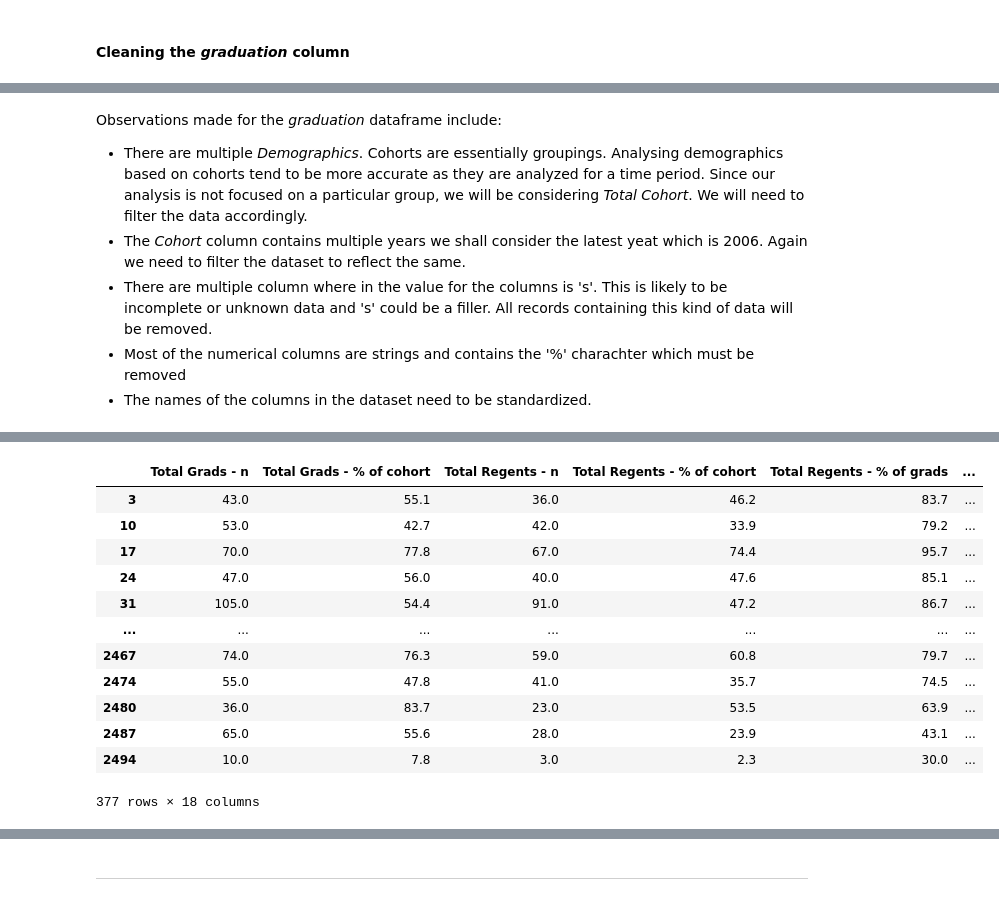
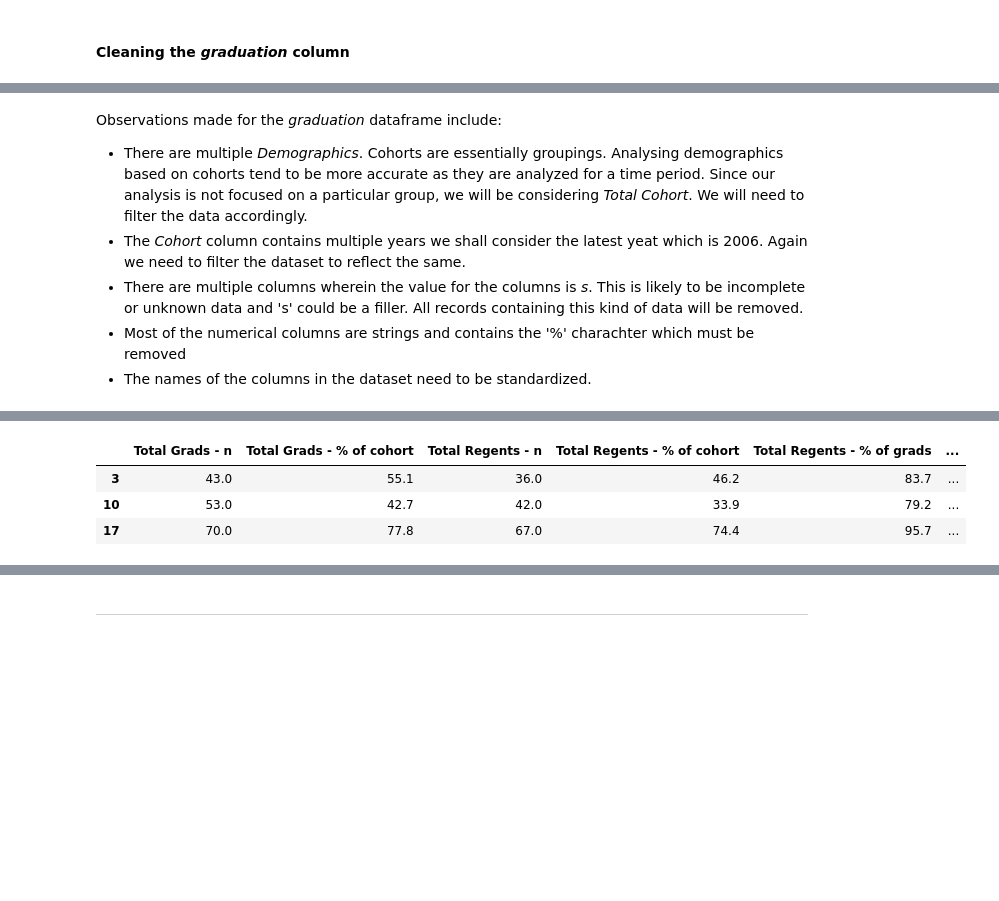
Before and after one commit to xcrusader/DQproject7, a Jupyter notebook: Impacts on SAT.ipynb, the cells around one changed output, grey strips where cells are left out. Cells and saved outputs as stored; diff of their text form; code cells hidden in the pictures; blank space fills up the shorter version.

```diff
--- a/Impacts on SAT.ipynb
+++ b/Impacts on SAT.ipynb
@@ -346,7 +329,7 @@ data["graduation"].head(3)
 Observations made for the *graduation* dataframe include:
 - There are multiple *Demographics*. Cohorts are essentially groupings. Analysing demographics based on cohorts tend to be more accurate as they are analyzed for a time period. Since our analysis is not focused on a particular group, we will be considering *Total Cohort*. We will need to filter the data accordingly.
 - The *Cohort* column contains multiple years we shall consider the latest yeat which is 2006. Again we need to filter the dataset to reflect the same.
-- There are multiple column where in the value for the columns is 's'. This is likely to be incomplete or unknown data and 's' could be a filler. All records containing this kind of data will be removed.
+- There are multiple columns wherein the value for the columns is *s*. This is likely to be incomplete or unknown data and 's' could be a filler. All records containing this kind of data will be removed.
 - Most of the numerical columns are strings and contains the '%' charachter which must be removed
 - The names of the columns in the dataset need to be standardized.
 # %%
@@ -366,27 +349,18 @@ data["graduation"] = data["graduation"][data['graduation']['Total Grads - n']!='
 # %%
 #Select a subset of the graduation column
 grad_subset=data['graduation'].loc[:,'Total Grads - n':'Dropped Out - % of cohort']
 
 #Change the type in the subset columns to float. Remove '%' from the columns
 grad_subset=grad_subset.applymap(lambda x: round(float(str(x).replace('%','')),2))
 
 #Re-assign the cleaned values
 data['graduation'].loc[:,'Total Grads - n':'Dropped Out - % of cohort']=grad_subset
-data['graduation'].loc[:,'Total Grads - n':'Dropped Out - % of cohort']
+data['graduation'].loc[:,'Total Grads - n':'Dropped Out - % of cohort'].head(3)
 # %% [output]
 |  | Total Grads - n | Total Grads - % of cohort | Total Regents - n | Total Regents - % of cohort | Total Regents - % of grads | ... |
 | 3 | 43.0 | 55.1 | 36.0 | 46.2 | 83.7 | ... |
 | 10 | 53.0 | 42.7 | 42.0 | 33.9 | 79.2 | ... |
 | 17 | 70.0 | 77.8 | 67.0 | 74.4 | 95.7 | ... |
-| 24 | 47.0 | 56.0 | 40.0 | 47.6 | 85.1 | ... |
-| 31 | 105.0 | 54.4 | 91.0 | 47.2 | 86.7 | ... |
-| ... | ... | ... | ... | ... | ... | ... |
-| 2467 | 74.0 | 76.3 | 59.0 | 60.8 | 79.7 | ... |
-| 2474 | 55.0 | 47.8 | 41.0 | 35.7 | 74.5 | ... |
-| 2480 | 36.0 | 83.7 | 23.0 | 53.5 | 63.9 | ... |
-| 2487 | 65.0 | 55.6 | 28.0 | 23.9 | 43.1 | ... |
-| 2494 | 10.0 | 7.8 | 3.0 | 2.3 | 30.0 | ... |
-377 rows × 18 columns
 # %%
 #Clean the graduation column names
 data["graduation"].columns = data["graduation"].columns.str.replace(' - ','_')
```
Also changed, not shown: parts of 36 cells of this notebook.
